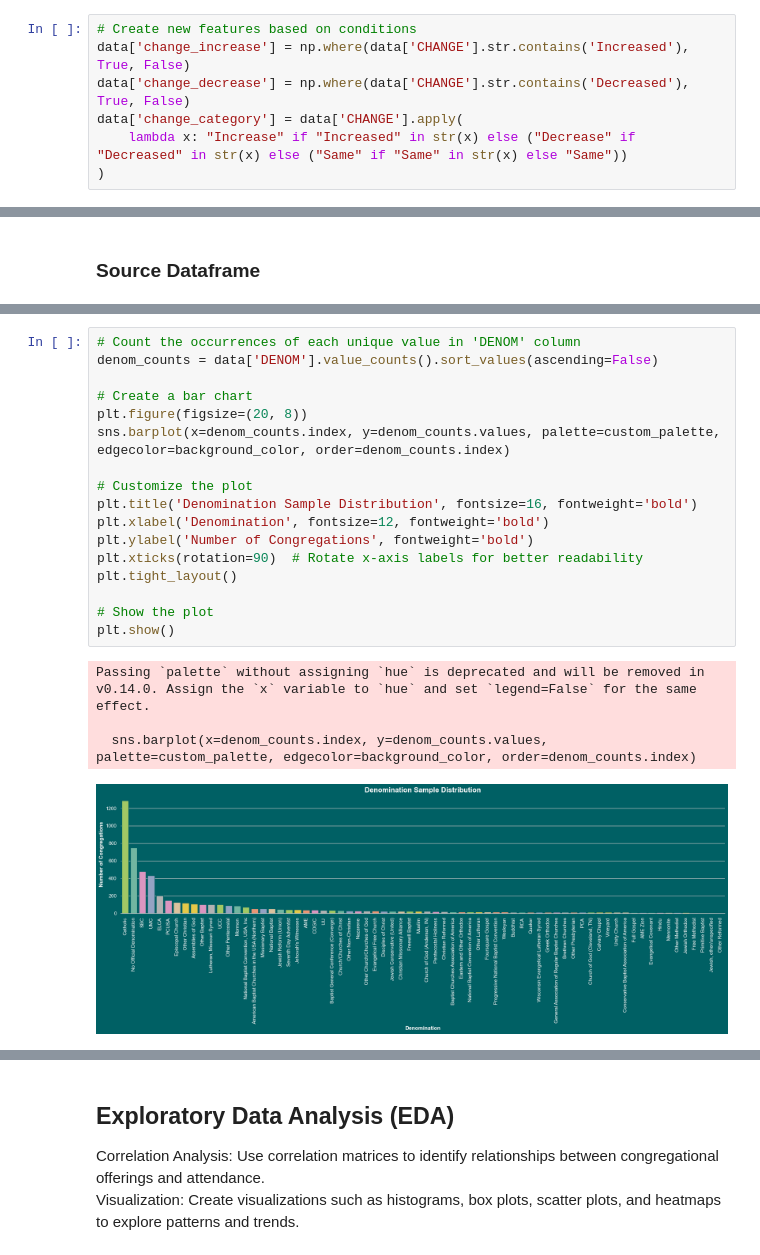
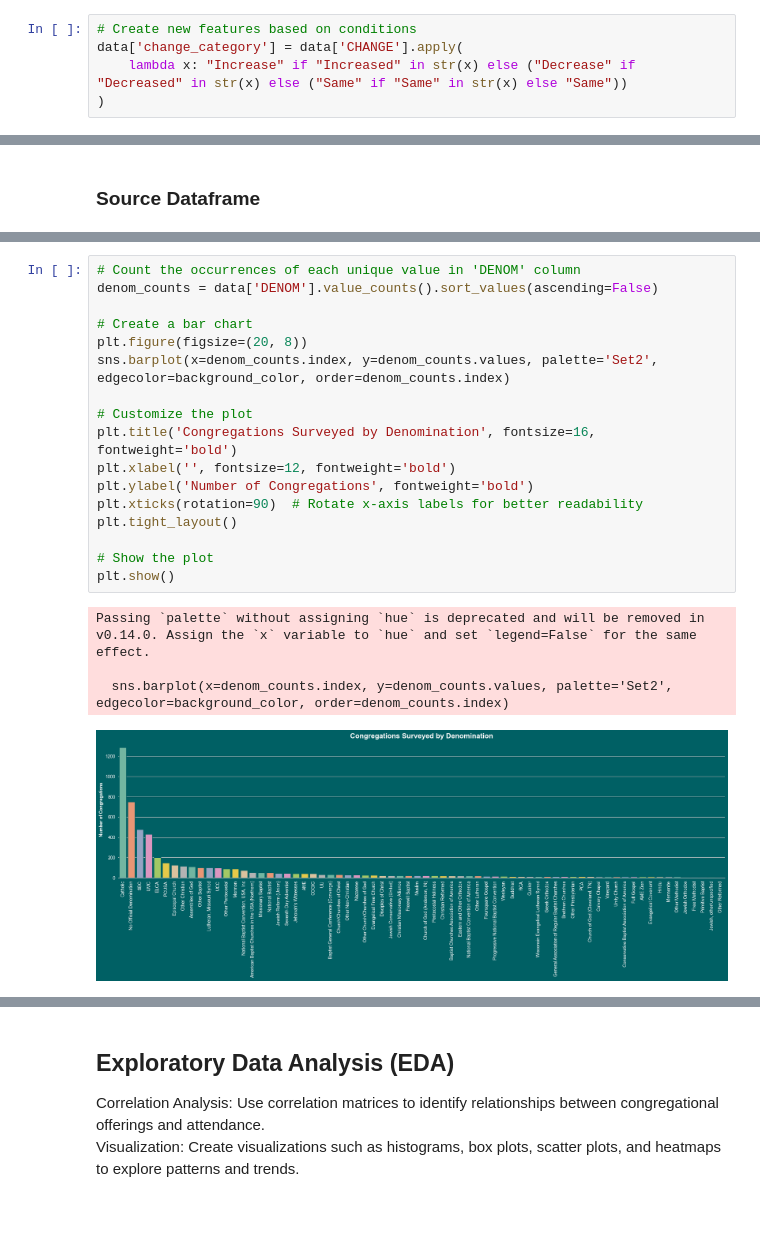
Before and after one commit to NRSchaaf/unlocking-church-growth, a Jupyter notebook: notebook/Analysis.ipynb, the cells around one changed output, grey strips where cells are left out. Drawn from its saved outputs; the diff is of its cells as text; blank space fills up the shorter version.

```diff
--- a/notebook/Analysis.ipynb
+++ b/notebook/Analysis.ipynb
@@ -107,8 +108,6 @@ custom_palette = dict(zip(denominations, colors))
 ### Data Transformation
 # %%
 # Create new features based on conditions
-data['change_increase'] = np.where(data['CHANGE'].str.contains('Increased'), True, False)
-data['change_decrease'] = np.where(data['CHANGE'].str.contains('Decreased'), True, False)
 data['change_category'] = data['CHANGE'].apply(
     lambda x: "Increase" if "Increased" in str(x) else ("Decrease" if "Decreased" in str(x) else ("Same" if "Same" in str(x) else "Same"))
 )
@@ -151,22 +146,22 @@ memory usage: 44.3+ MB
 # %%
 # Count the occurrences of each unique value in 'DENOM' column
 denom_counts = data['DENOM'].value_counts().sort_values(ascending=False)
 
 # Create a bar chart
 plt.figure(figsize=(20, 8))
-sns.barplot(x=denom_counts.index, y=denom_counts.values, palette=custom_palette, edgecolor=background_color, order=denom_counts.index)
+sns.barplot(x=denom_counts.index, y=denom_counts.values, palette='Set2', edgecolor=background_color, order=denom_counts.index)
 
 # Customize the plot
-plt.title('Denomination Sample Distribution', fontsize=16, fontweight='bold')
-plt.xlabel('Denomination', fontsize=12, fontweight='bold')
+plt.title('Congregations Surveyed by Denomination', fontsize=16, fontweight='bold')
+plt.xlabel('', fontsize=12, fontweight='bold')
 plt.ylabel('Number of Congregations', fontweight='bold')
 plt.xticks(rotation=90)  # Rotate x-axis labels for better readability
 plt.tight_layout()
 
 # Show the plot
 plt.show()
 # %% [output]
 Passing `palette` without assigning `hue` is deprecated and will be removed in v0.14.0. Assign the `x` variable to `hue` and set `legend=False` for the same effect.
 
-  sns.barplot(x=denom_counts.index, y=denom_counts.values, palette=custom_palette, edgecolor=background_color, order=denom_counts.index)
+  sns.barplot(x=denom_counts.index, y=denom_counts.values, palette='Set2', edgecolor=background_color, order=denom_counts.index)
-[figure, old version]
+[figure, new version]
```
Also changed, not shown: parts of 8 cells of this notebook, 2 other files.
